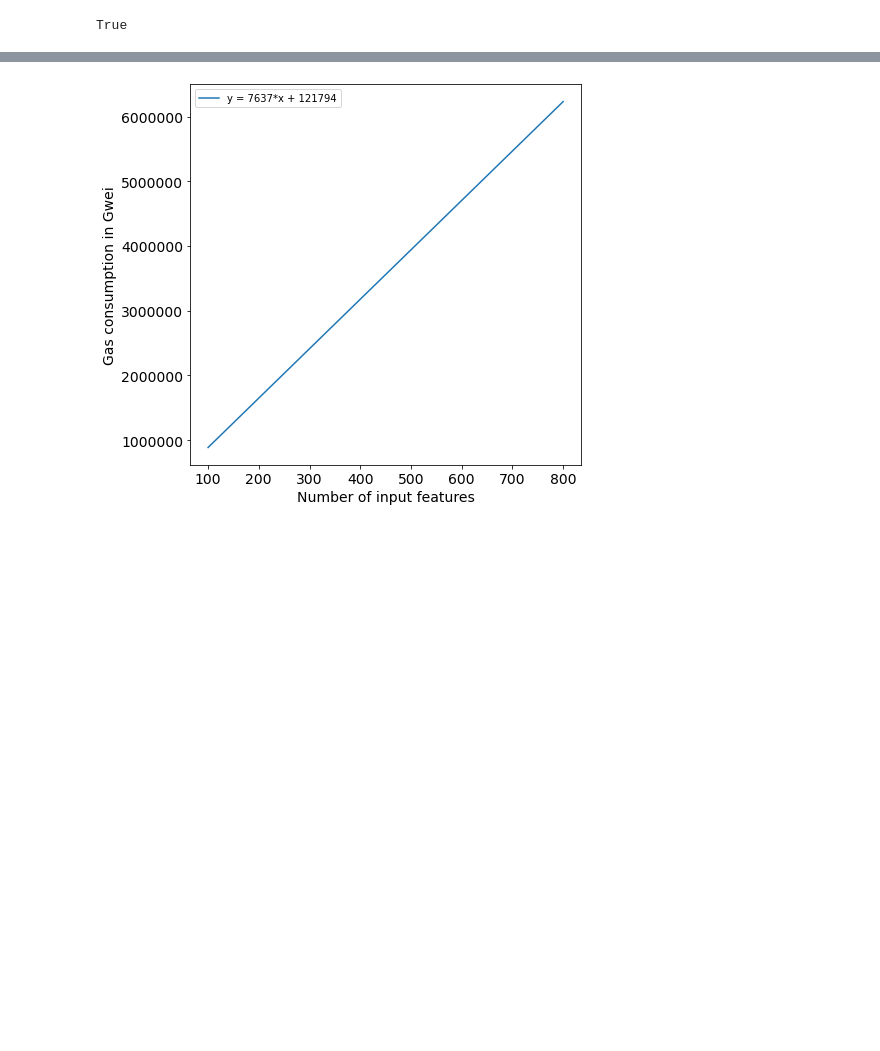
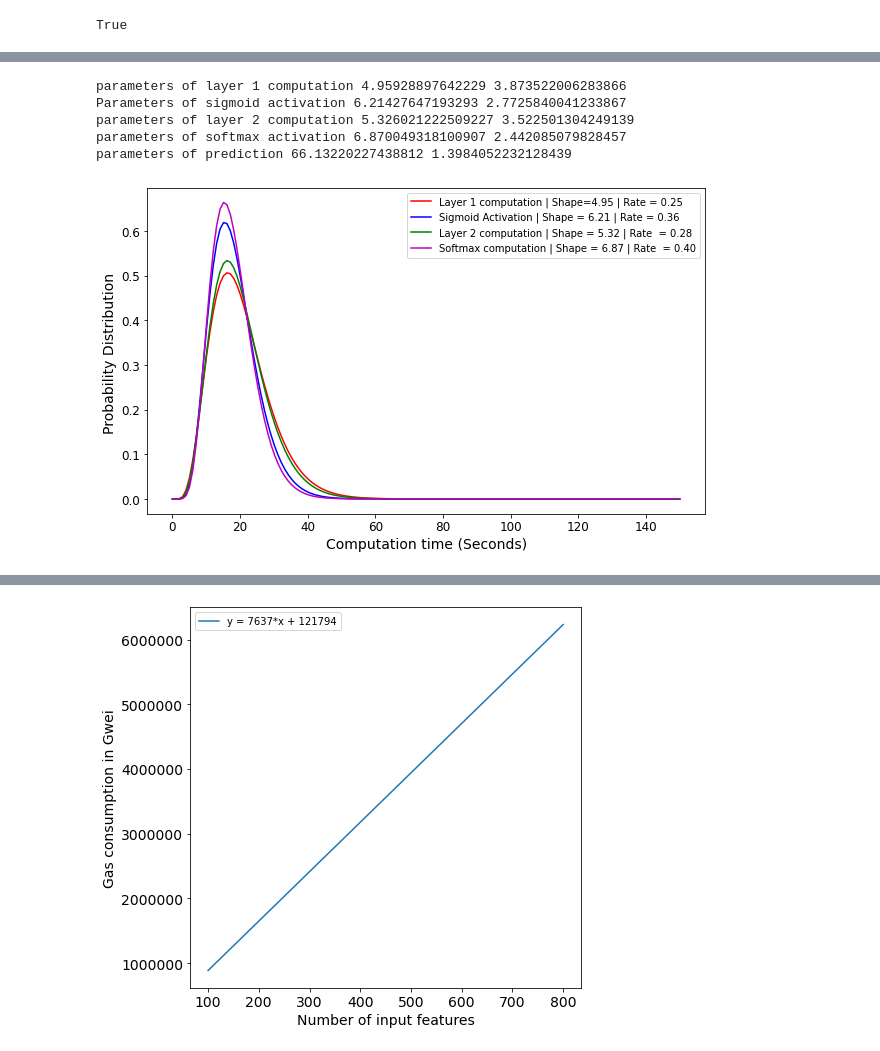
Before and after one commit to syber2020/Neural-Network-in-Smart-Contract, a Jupyter notebook: new-code/web3/web3-nn-layer-v2.ipynb, the cells around one changed output, grey strips where cells are left out. Drawn from its saved outputs; the diff is of its cells as text; code cells hidden in the pictures; blank space fills up the shorter version.

```diff
--- a/new-code/web3/web3-nn-layer-v2.ipynb
+++ b/new-code/web3/web3-nn-layer-v2.ipynb
@@ -55,0 +221,57 @@ b1 = np.arange(1,5).tolist()
+# %%
+from scipy.stats import gamma
+x = np.linspace(0,150,150)
+
+# Gamma
+shape, loc, scale = gamma.fit(l1_time, floc=1)
+print("parameters of layer 1 computation", shape,  scale)
+y2 = gamma.pdf(x, shape, loc, scale)
+
+shape, loc, scale = gamma.fit(sig_time, floc=1)
+print("Parameters of sigmoid activation",shape,  scale)
+y3 = gamma.pdf(x, shape, loc, scale)
+
+shape, loc, scale = gamma.fit(l2_time, floc=1)
+print("parameters of layer 2 computation",shape, scale)
+y4 = gamma.pdf(x, shape, loc, scale)
+
+shape, loc, scale = gamma.fit(soft_time, floc=1)
+print("parameters of softmax activation",shape, scale)
+y5 = gamma.pdf(x, shape, loc, scale)
+
+shape, loc, scale = gamma.fit(pred_time, floc=1)
+print("parameters of prediction",shape, scale)
+y6 = gamma.pdf(x, shape, loc, scale)
+
+# shape, loc, scale = gamma.fit(c7, floc=1)
+# print(shape, scale)
+# y7 = gamma.pdf(x, shape, loc, scale)
+# plt.title('Fitted Gamma')
+
+# x = np.linspace (0, 40, 100)
+# y8 = stats.gamma.pdf(x, a=5, scale=3)
+# %% [output]
+parameters of layer 1 computation 4.95928897642229 3.873522006283866
+Parameters of sigmoid activation 6.21427647193293 2.7725840041233867
+parameters of layer 2 computation 5.326021222509227 3.522501304249139
+parameters of softmax activation 6.870049318100907 2.442085079828457
+parameters of prediction 66.13220227438812 1.3984052232128439
+# %%
+plt.figure(figsize=(10,6))
+plt.plot(x, y2*10,label='Layer 1 computation | Shape=4.95 | Rate = 0.25',color ="r")
+plt.plot(x, y3*10,label='Sigmoid Activation | Shape = 6.21 | Rate = 0.36',color ="b")
+plt.plot(x, y4*10,label='Layer 2 computation | Shape = 5.32 | Rate  = 0.28',color ="g")
+plt.plot(x, y5*10,label='Softmax computation | Shape = 6.87 | Rate  = 0.40',color ="m")
+# plt.plot(x, y6*10,label='Prediction time | Shape = 66.13 | Rate  = 0.71',color ="c")
+# plt.plot(x, y5,label='5-Class',color ="c")
+# plt.plot(x, y6,label='6-Class',color ="m")
+# plt.plot(x, y7,label='7-Class',color ="k")
+plt.legend()
+plt.xlabel("Computation time (Seconds)",fontsize = 14)
+plt.ylabel("Probability Distribution ",fontsize = 14)
+plt.xticks(fontsize= 12)
+plt.yticks(fontsize= 12)
+plt.savefig('Gamma-functions.pdf',bbox_inches='tight')
+plt.show()
+# %% [output]
+[figure, added]
```
Also changed, not shown: parts of 19 cells of this notebook, 11 other files.
